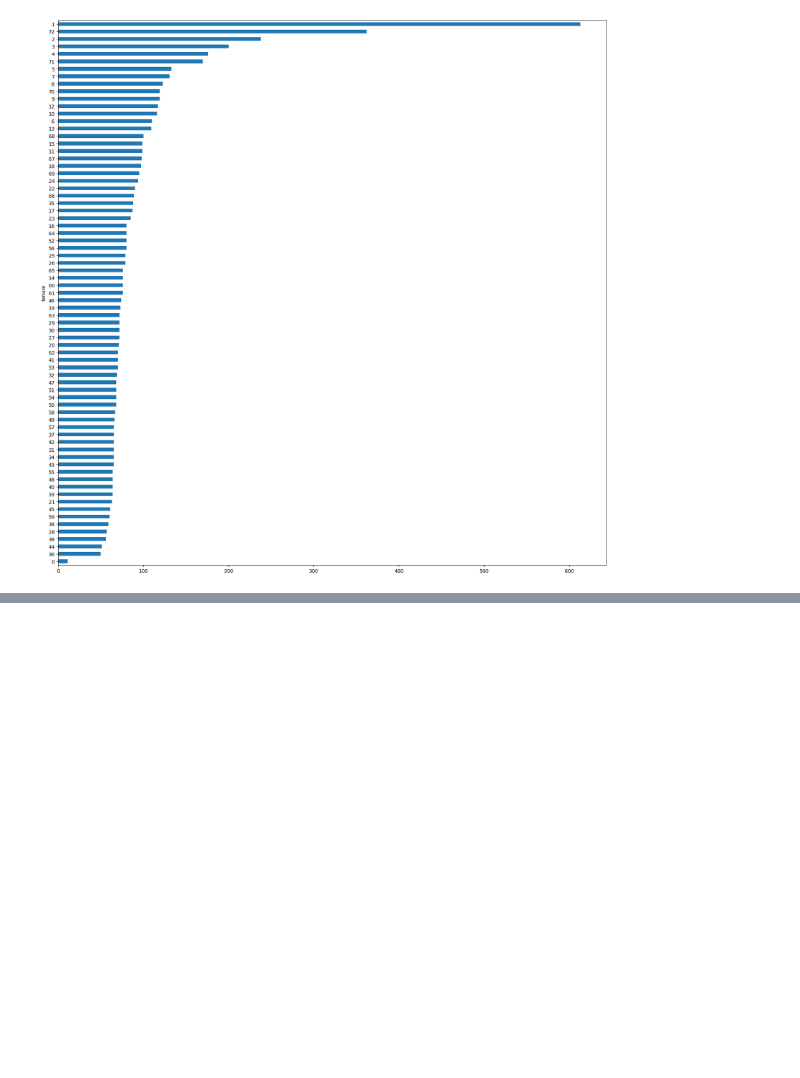
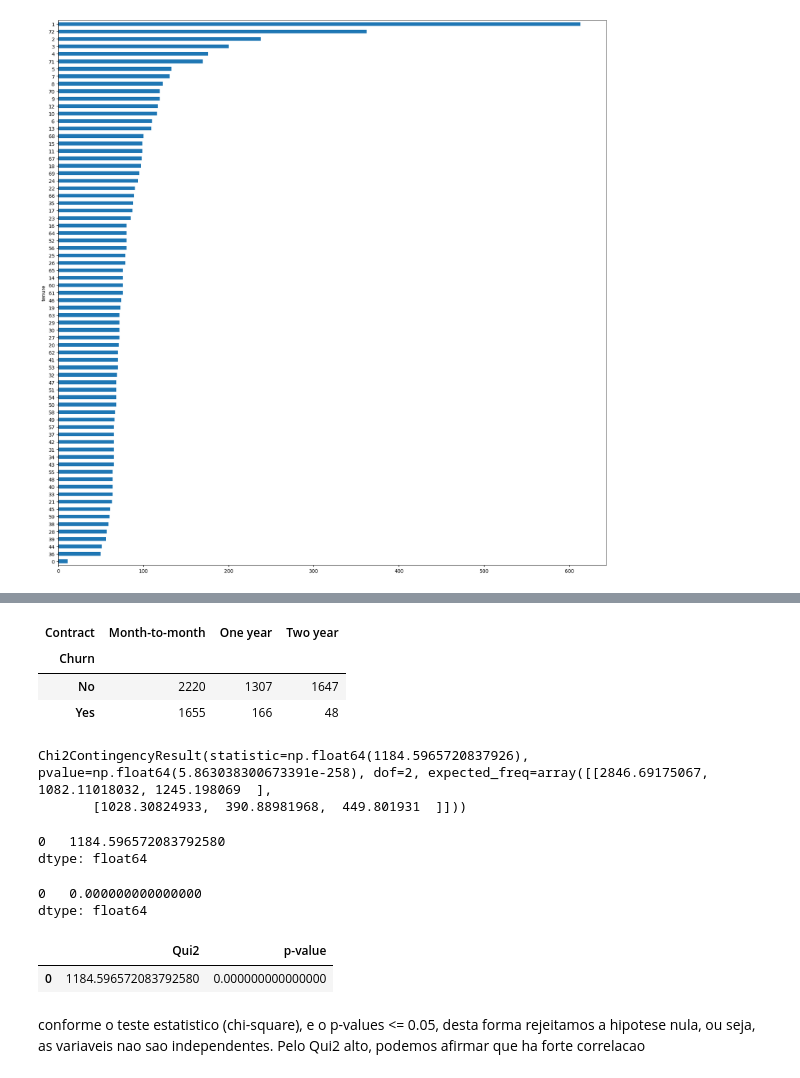
Before and after one commit to floppydisk89/trilha-ai, a Jupyter notebook: eda/eda_churn.ipynb, the cells around one changed output, grey strips where cells are left out. Saved outputs shown, nothing was run; the diff lists cells and outputs as text; code cells hidden in the pictures; blank space fills up the shorter version.

```diff
--- a/eda/eda_churn.ipynb
+++ b/eda/eda_churn.ipynb
@@ -769,0 +803,10 @@ df_churn.groupby(['tenure'])['tenure'].count().sort_values().plot.barh(figsize=(
+# %%
+# gerar um dataframe da crosstab (sem totais)
+df_crosstab_churn_contract = pd.crosstab(df_churn.Churn, df_churn.Contract)
+# %%
+df_crosstab_churn_contract
+# %% [output]
+| Contract | Month-to-month | One year | Two year |
+| Churn |  |  |  |
+| No | 2220 | 1307 | 1647 |
+| Yes | 1655 | 166 | 48 |
@@ -769,0 +819,17 @@ df_churn.groupby(['tenure'])['tenure'].count().sort_values().plot.barh(figsize=(
+# %%
+chi_scores_churn_contract
+# %% [output]
+Chi2ContingencyResult(statistic=np.float64(1184.5965720837926), pvalue=np.float64(5.863038300673391e-258), dof=2, expected_freq=array([[2846.69175067, 1082.11018032, 1245.198069  ],
+       [1028.30824933,  390.88981968,  449.801931  ]]))
+# %%
+scores_churn_contract = pd.Series(chi_scores_churn_contract[0])
+scores_churn_contract
+# %% [output]
+0   1184.596572083792580
+dtype: float64
+# %%
+pvalues_churn_contract = pd.Series(chi_scores_churn_contract[1])
+pvalues_churn_contract
+# %% [output]
+0   0.000000000000000
+dtype: float64
@@ -769,0 +842,8 @@ df_churn.groupby(['tenure'])['tenure'].count().sort_values().plot.barh(figsize=(
+# %%
+# analisar scores e p-values
+df_chi_scores_churn_contract
+# %% [output]
+|  | Qui2 | p-value |
+| 0 | 1184.596572083792580 | 0.000000000000000 |
+# %% [markdown]
+conforme o teste estatistico (chi-square), e o p-values <= 0.05, desta forma rejeitamos a hipotese nula, ou seja, as variaveis nao sao independentes. Pelo Qui2 alto, podemos afirmar que  ha forte correlacao
```
Also changed, not shown: parts of 28 cells of this notebook, 2 other files.
